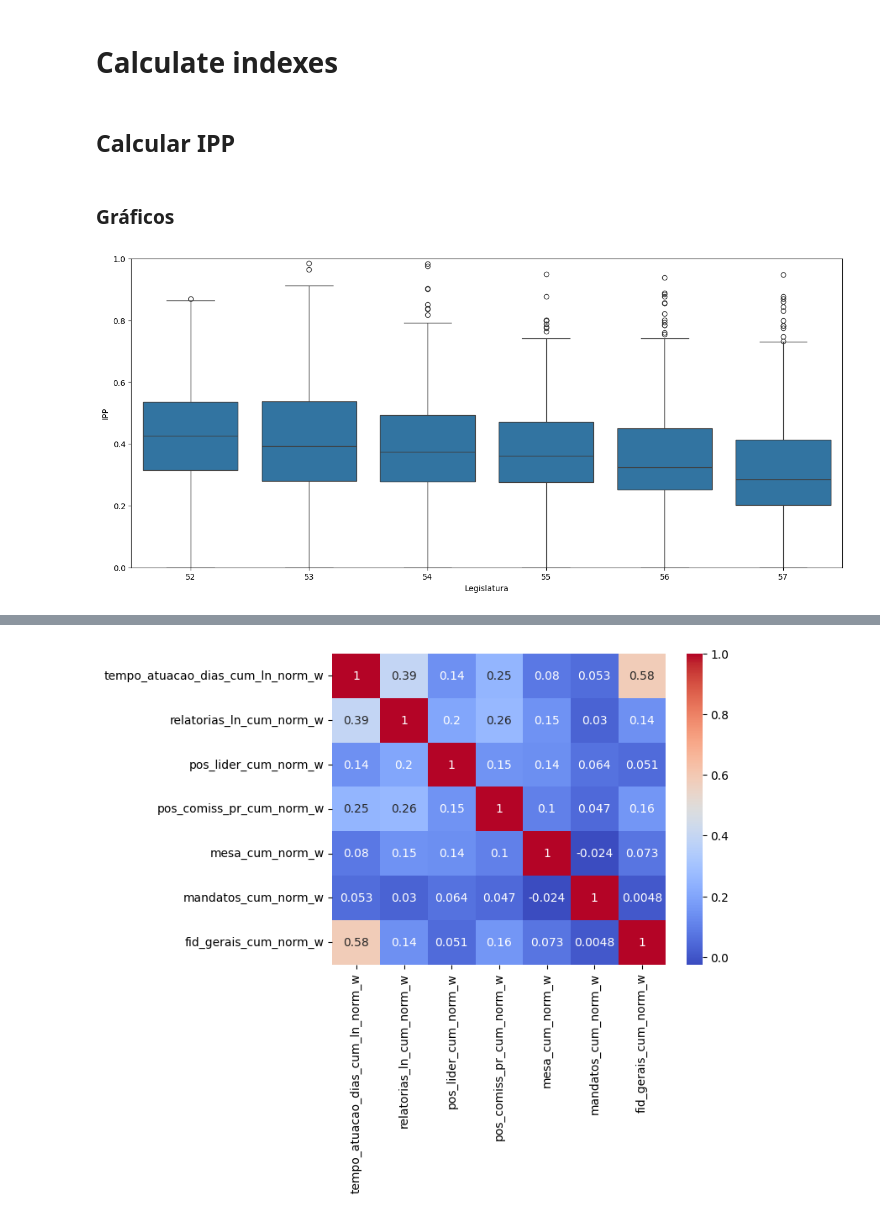
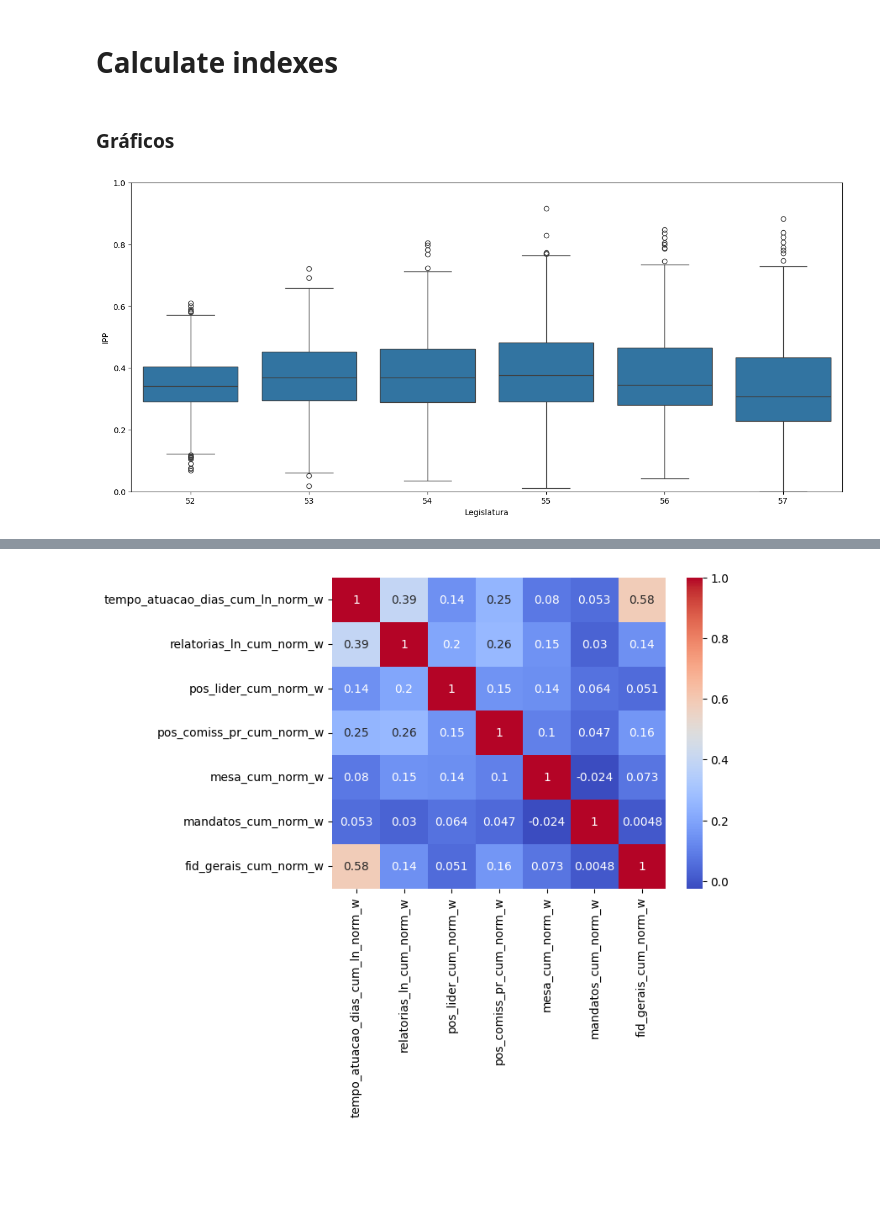
Before and after one commit to AcacioTelechi/redem-index, a Jupyter notebook: indices_calculation.ipynb, the cells around one changed output, grey strips where cells are left out. Cells and saved outputs as stored; diff of their text form; code cells hidden in the pictures; blank space fills up the shorter version.

```diff
--- a/indices_calculation.ipynb
+++ b/indices_calculation.ipynb
@@ -18,9 +18,8 @@ df_for_equality = pd.read_csv('./outputs/df_for_ird.csv')
 df_for_equality.set_index(["id", "idLegislatura"], inplace=True)
 
 # IPP data
-df = pd.read_excel("./outputs/df_ipp_v2f.xlsx")
+df = pd.read_excel("./outputs/df_ipp_v4.xlsx")
+df = df[df['idLegislatura'] > 51]
 df.set_index(["id", "idLegislatura"], inplace=True)
 # %% [markdown]
 # Calculate indexes
-# %% [markdown]
-## Calcular IPP
@@ -37,20 +28,20 @@ for legislatura in legislaturas:
 # %%
 import seaborn as sns
 import matplotlib.pyplot as plt
 
-legislaturas = [ l for l in df_with_ipp.reset_index()['idLegislatura'].unique() if l > 51]
-df_ipp = df_with_ipp.loc[pd.IndexSlice[:, legislaturas], :]
+legislaturas = [ l for l in df.reset_index()['idLegislatura'].unique() if l > 51]
+df_ipp = df.loc[pd.IndexSlice[:, legislaturas], :]
 
-sns.boxplot(x='idLegislatura', y='ipp', data=df_ipp.reset_index())
+sns.boxplot(x='idLegislatura', y='ipp_final_v4', data=df_ipp.reset_index())
 
 plt.gcf().set_size_inches(16, 7)
 
 plt.ylim(0, 1)
 
 plt.ylabel("IPP")
 plt.xlabel("Legislatura")
 
 plt.savefig("docs/figures/ipp_boxplot.png", dpi=300)
 plt.show()
 # %% [output]
-[figure, old version]
+[figure, new version]
```
Also changed, not shown: parts of 4 cells of this notebook, 10 other files.
